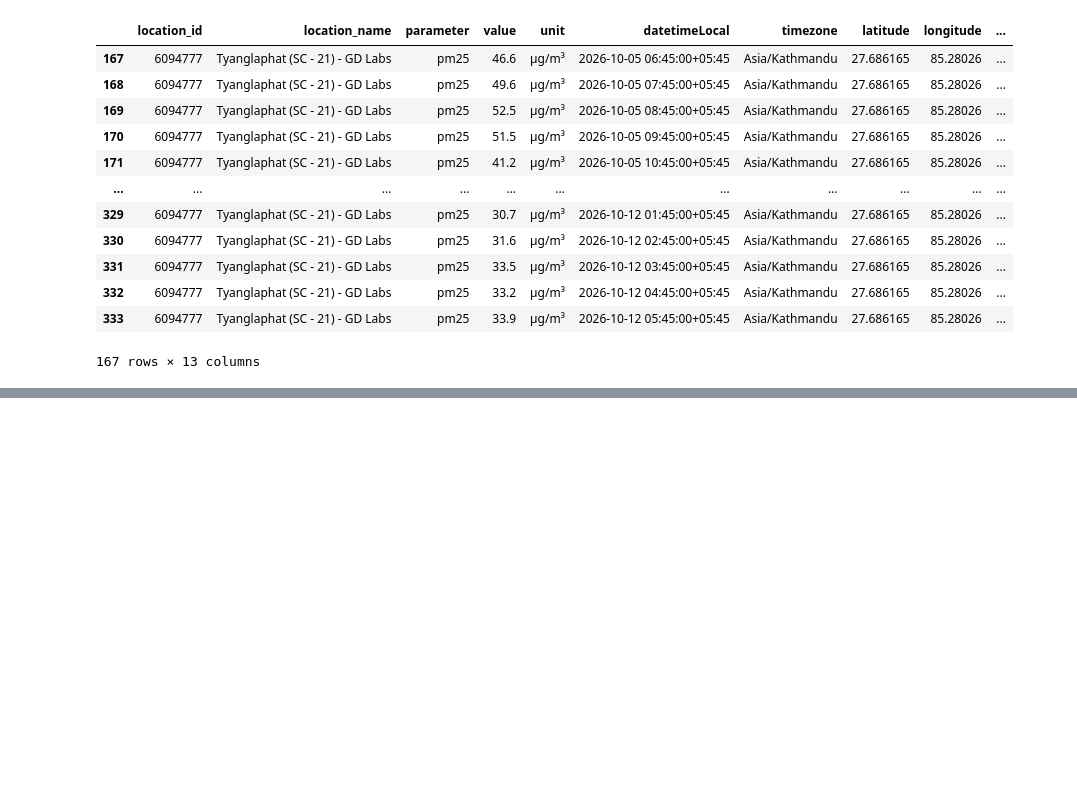
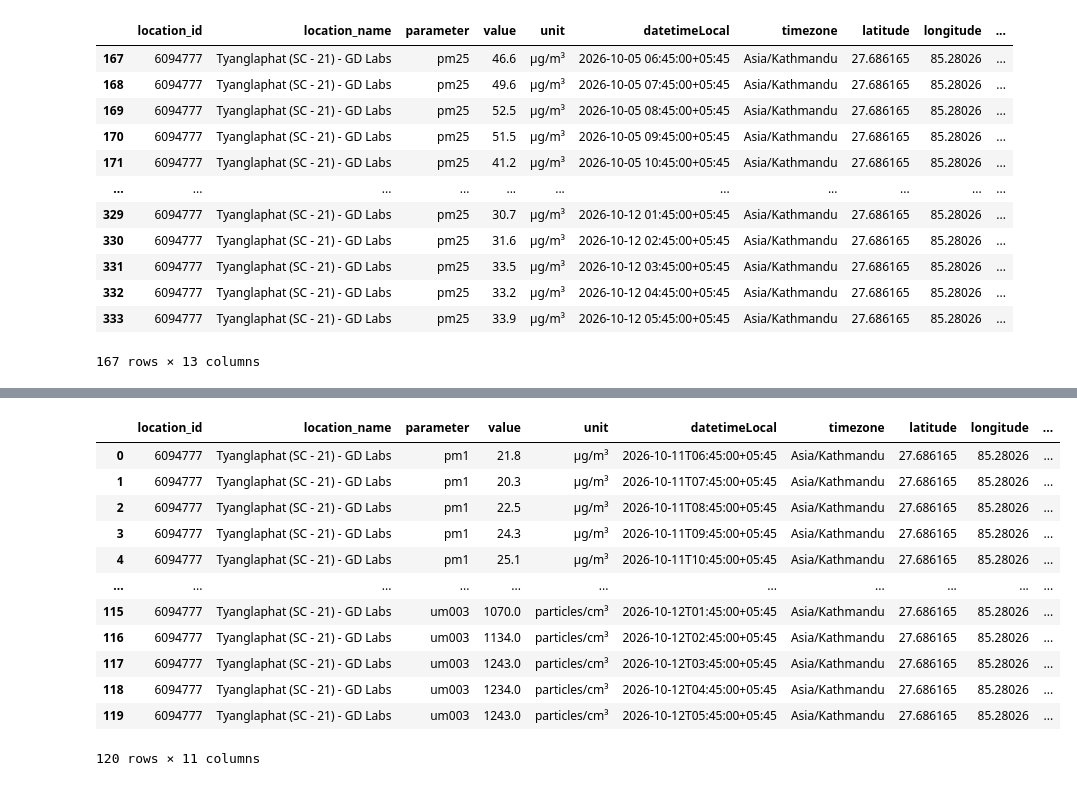
Before and after one commit to Laxmination/Kathmandu-PM2.5-Forecasting, a Jupyter notebook: OpenAQdatasetCleaning/Tyanglaphant data cleaning.ipynb, the cells around one changed output, grey strips where cells are left out. Drawn from its saved outputs; the diff is of its cells as text; code cells hidden in the pictures; blank space fills up the shorter version.

Commit message:
tyanglapthat last 24 hours data cleaning

```diff
--- a/OpenAQdatasetCleaning/Tyanglaphant data cleaning.ipynb
+++ b/OpenAQdatasetCleaning/Tyanglaphant data cleaning.ipynb
@@ -306,0 +309,3 @@ cleaned2.to_csv('cleaned_TyanglaphatLast7days.csv', index=False)
+# %%
+df24 = pd.read_csv('Tyanglaphant_last24hours.csv')
+df24.info()
@@ -306,0 +349,17 @@ cleaned2.to_csv('cleaned_TyanglaphatLast7days.csv', index=False)
+# %%
+cleaned3 = df24.drop(columns=['country_iso', 'isMobile', 'isMonitor', 'datetimeUtc'], inplace=False)
+cleaned3
+# %% [output]
+|  | location_id | location_name | parameter | value | unit | datetimeLocal | timezone | latitude | longitude | ... |
+| 0 | 6094777 | Tyanglaphat (SC - 21) - GD Labs | pm1 | 21.8 | µg/m³ | 2026-10-11T06:45:00+05:45 | Asia/Kathmandu | 27.686165 | 85.28026 | ... |
+| 1 | 6094777 | Tyanglaphat (SC - 21) - GD Labs | pm1 | 20.3 | µg/m³ | 2026-10-11T07:45:00+05:45 | Asia/Kathmandu | 27.686165 | 85.28026 | ... |
+| 2 | 6094777 | Tyanglaphat (SC - 21) - GD Labs | pm1 | 22.5 | µg/m³ | 2026-10-11T08:45:00+05:45 | Asia/Kathmandu | 27.686165 | 85.28026 | ... |
+| 3 | 6094777 | Tyanglaphat (SC - 21) - GD Labs | pm1 | 24.3 | µg/m³ | 2026-10-11T09:45:00+05:45 | Asia/Kathmandu | 27.686165 | 85.28026 | ... |
+| 4 | 6094777 | Tyanglaphat (SC - 21) - GD Labs | pm1 | 25.1 | µg/m³ | 2026-10-11T10:45:00+05:45 | Asia/Kathmandu | 27.686165 | 85.28026 | ... |
+| ... | ... | ... | ... | ... | ... | ... | ... | ... | ... | ... |
+| 115 | 6094777 | Tyanglaphat (SC - 21) - GD Labs | um003 | 1070.0 | particles/cm³ | 2026-10-12T01:45:00+05:45 | Asia/Kathmandu | 27.686165 | 85.28026 | ... |
+| 116 | 6094777 | Tyanglaphat (SC - 21) - GD Labs | um003 | 1134.0 | particles/cm³ | 2026-10-12T02:45:00+05:45 | Asia/Kathmandu | 27.686165 | 85.28026 | ... |
+| 117 | 6094777 | Tyanglaphat (SC - 21) - GD Labs | um003 | 1243.0 | particles/cm³ | 2026-10-12T03:45:00+05:45 | Asia/Kathmandu | 27.686165 | 85.28026 | ... |
+| 118 | 6094777 | Tyanglaphat (SC - 21) - GD Labs | um003 | 1234.0 | particles/cm³ | 2026-10-12T04:45:00+05:45 | Asia/Kathmandu | 27.686165 | 85.28026 | ... |
+| 119 | 6094777 | Tyanglaphat (SC - 21) - GD Labs | um003 | 1243.0 | particles/cm³ | 2026-10-12T05:45:00+05:45 | Asia/Kathmandu | 27.686165 | 85.28026 | ... |
+120 rows × 11 columns
```
Also changed, not shown: parts of 6 cells of this notebook, 1 other file.
